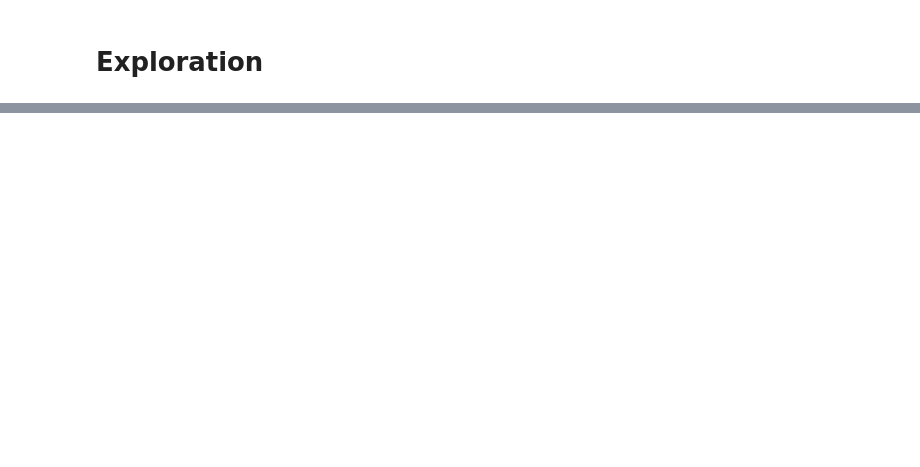
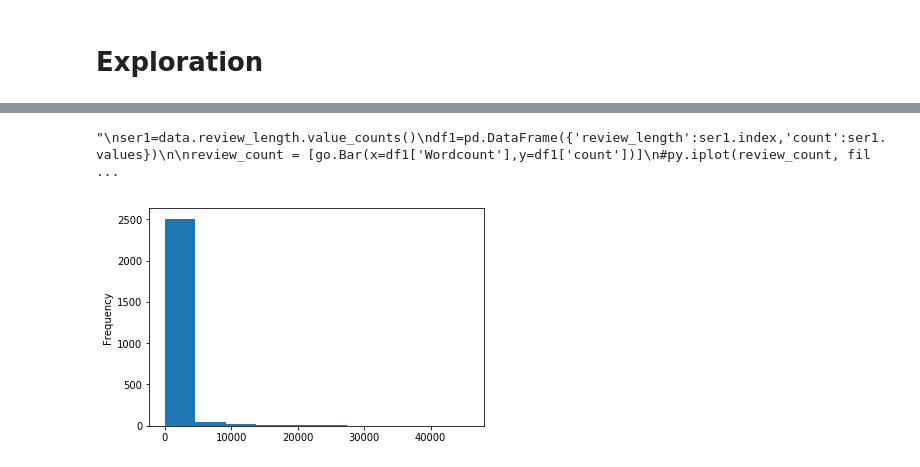
Before and after one commit to sarthakTUM/Amazon-Mining, a Jupyter notebook: notebooks/Exploratory Data Analysis - User Reviews .ipynb, the cells around one changed output, grey strips where cells are left out. Cells and saved outputs as stored; diff of their text form; code cells hidden in the pictures; blank space fills up the shorter version.

```diff
--- a/notebooks/Exploratory Data Analysis - User Reviews .ipynb
+++ b/notebooks/Exploratory Data Analysis - User Reviews .ipynb
@@ -23,0 +105,8 @@ data = loader.load_data(file_path)
+# %%
+mean=help_df['deno'].mean()
+mean
+help_df['scale']= help_df['deno']/mean
+#help_df['final_ratio']= help_df['helpful_ratio']*help_df['scale']
+help_df
+#help_df['helpful_ratio']= help_df['num']/help_df['deno']
+data['helpfulness_score']=data['helpfulness_ratio']*help_df['scale']
@@ -25,0 +264,34 @@ data = loader.load_data(file_path)
+# %%
+data.Wordcount.value_counts().plot(kind='hist')
+'''
+ser1=data.review_length.value_counts()
+df1=pd.DataFrame({'review_length':ser1.index,'count':ser1.values})
+
+review_count = [go.Bar(x=df1['Wordcount'],y=df1['count'])]
+#py.iplot(review_count, filename='review_dashboard')
+layout = go.Layout(
+    title='Count of Ratings according to Wordcount',
+    xaxis=dict(
+        title='Wordcount',
+        titlefont=dict(
+            family='Courier New, monospace',
+            size=18,
+            color='#7f7f7f'
+        )
+    ),
+    yaxis=dict(
+        title='Count',
+        titlefont=dict(
+            family='Courier New, monospace',
+            size=18,
+            color='#7f7f7f'
+        )
+    )
+)
+fig = go.Figure(data=review_count, layout=layout)
+url40=py.plot(fig, filename='aa',auto_open=False)
+url40
+'''
+# %% [output]
+"\nser1=data.review_length.value_counts()\ndf1=pd.DataFrame({'review_length':ser1.index,'count':ser1.values})\n\nreview_count = [go.Bar(x=df1['Wordcount'],y=df1['count'])]\n#py.iplot(review_count, fil ...
+[figure, added]
```
Also changed, not shown: parts of 51 cells of this notebook, 1 other file.
